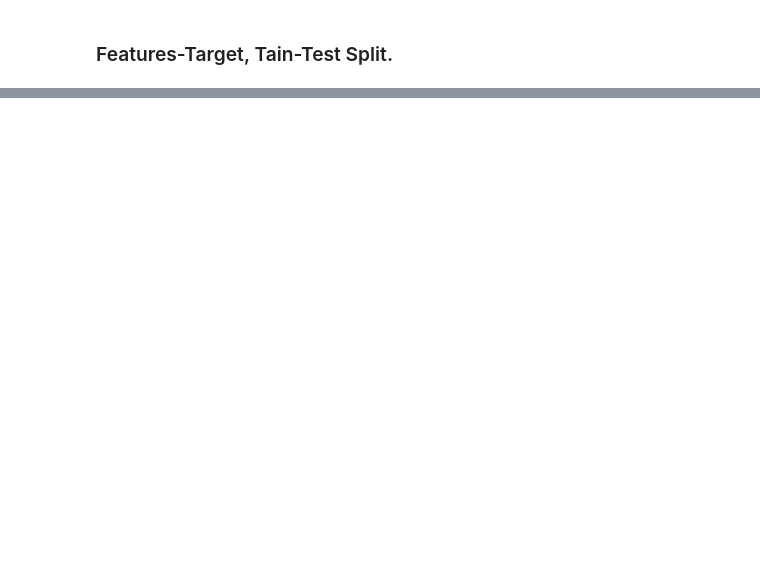
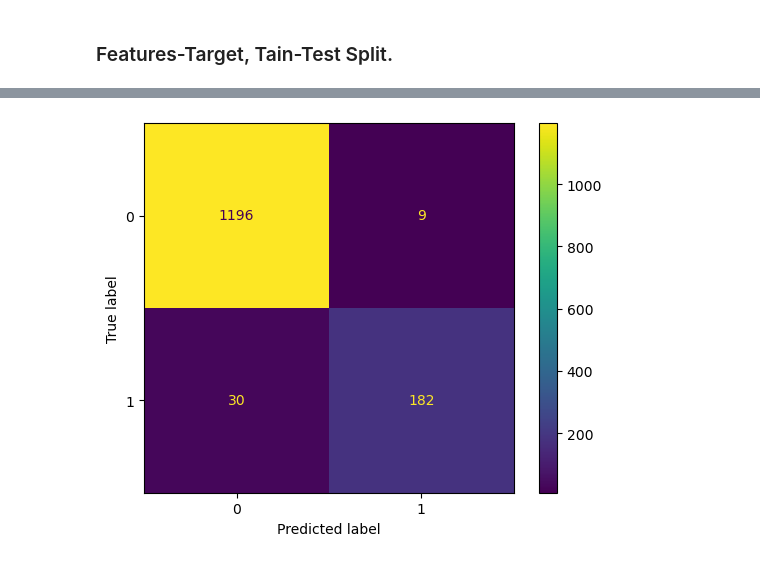
Before and after one commit to Damola-Adedoyin/Will-customers-churn, a Jupyter notebook: will-customers-churn.ipynb, the cells around one changed output, grey strips where cells are left out. Drawn from its saved outputs; the diff is of its cells as text; code cells hidden in the pictures; blank space fills up the shorter version.

```diff
--- a/will-customers-churn.ipynb
+++ b/will-customers-churn.ipynb
@@ -157,0 +265,7 @@ X.head()
+# %%
+try:
+    data = pd.read_csv("/kaggle/input/credit-card-customers/BankChurners.csv")
+except:
+    data = pd.read_csv("BankChurners.csv")
+# %%
+X, y = preprocess_input(data)
@@ -164,0 +315,13 @@ print("y_test: ", y_test.shape)
+# %%
+models = [
+    SVC(),
+    LogisticRegression(),
+    KNeighborsClassifier(),
+    RandomForestClassifier(),
+    ExtraTreesClassifier(),
+    LGBMClassifier(),
+    XGBClassifier()
+]
+
+for model in models:
+    model.fit(X_train, y_train)
@@ -164,0 +353,10 @@ print("y_test: ", y_test.shape)
+# %%
+from sklearn.metrics import accuracy_score
+# Fit the model on the training set
+model = LGBMClassifier(random_state=42)
+model.fit(X_train, y_train)
+
+# Evaluate the model on the test set
+y_pred = model.predict(X_test)
+accuracy = accuracy_score(y_test, y_pred)
+print(f'Test set accuracy: {accuracy:.2f}')
@@ -164,0 +407,5 @@ print("y_test: ", y_test.shape)
+# %%
+# Plot confusion matrix
+ConfusionMatrixDisplay.from_estimator(model, X_test, y_test);
+# %% [output]
+[figure, added]
```
Also changed, not shown: parts of 62 cells of this notebook, 1 other file.
